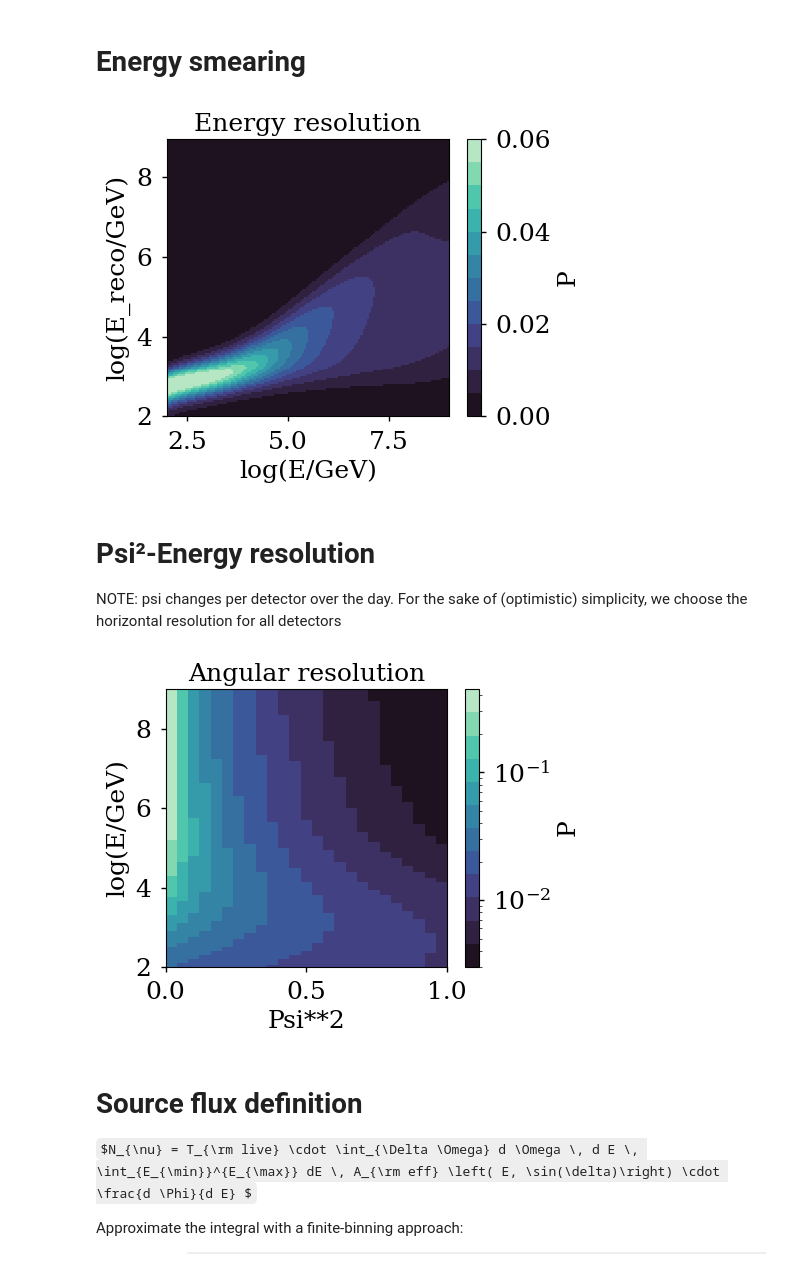
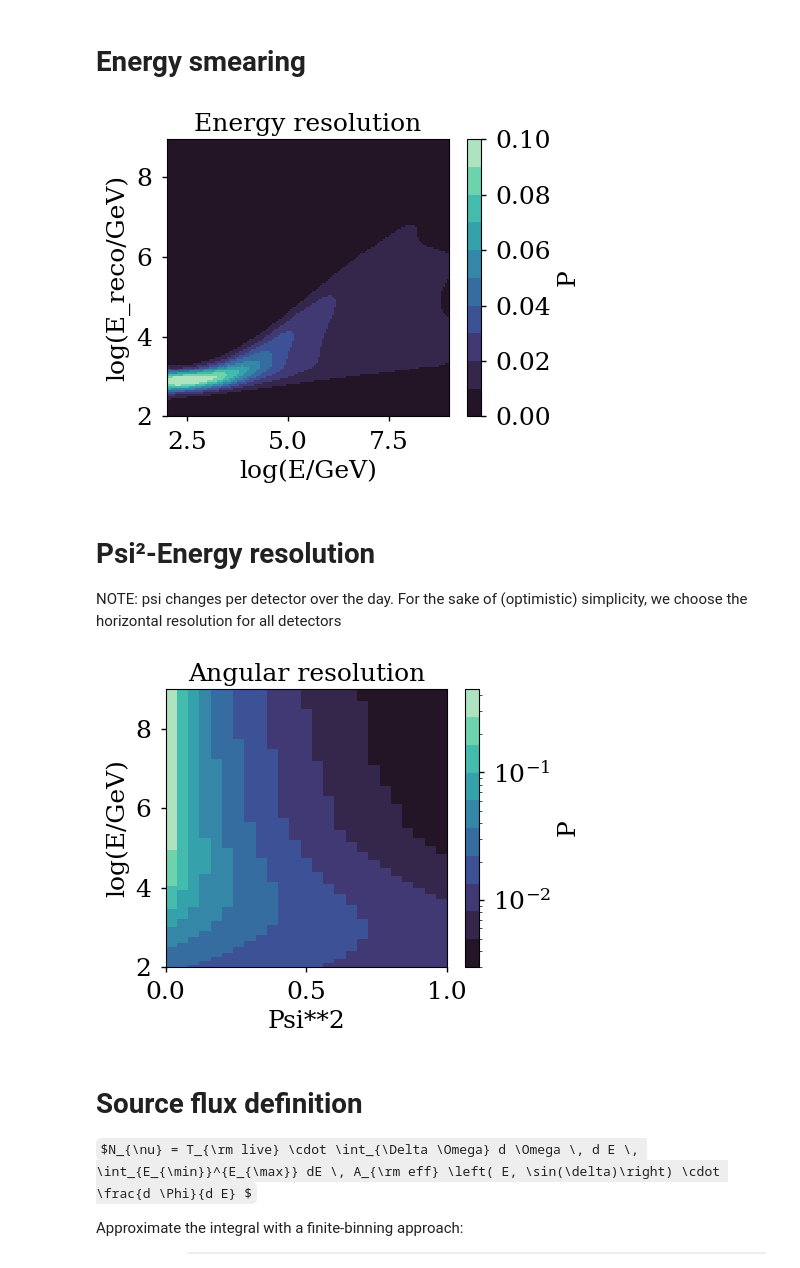
Before and after one commit to PLEnuM-group/Plenum, a Jupyter notebook: notebooks/demo/demo_flux_to_events_PS.ipynb, the cells around one changed output. Drawn from its saved outputs; the diff is of its cells as text; code cells hidden in the pictures; some formulas as TeX source.

```diff
--- a/notebooks/demo/demo_flux_to_events_PS.ipynb
+++ b/notebooks/demo/demo_flux_to_events_PS.ipynb
@@ -141,21 +142,21 @@ True
 # Energy smearing
 # %%
 from matplotlib.colors import ListedColormap, LogNorm
-cmap = ListedColormap(sns.color_palette("mako", n_colors=12))
+cmap = ListedColormap(sns.color_palette("mako", n_colors=10))
 # %%
 # energy smearing matrix
-with open(join(LOCALPATH, "energy_smearing_MH_up.pckl"), "rb") as f:
+with open(join(LOCALPATH, "energy_smearing_GP_up.pckl"), "rb") as f:
     baseline_eres = pickle.load(f)
 baseline_eres.normalize(axis=1)
 
-f, ax = mephisto.plot_mephistogram(baseline_eres, cmap=cmap, vmax=0.06, vmin=0)
-cb = plt.colorbar()
+f, ax = mephisto.plot_mephistogram(baseline_eres, cmap=cmap, vmax=0.1, vmin=0)
+cb = plt.gca().collections[0].colorbar
 cb.set_label("P")
 ax.set_title("Energy resolution")
 f.tight_layout()
 #f.savefig("../../plots/eres-icecube.png")
 # %% [output]
-[figure, old version]
+[figure, new version]
 # %% [markdown]
 # Psi²-Energy resolution
 
@@ -172,14 +173,14 @@ bckg_psi2_grid = mephisto.like(e_psi2_grid, fill_value=1)
 bckg_psi2_grid.normalize()
 # %%
 f, ax = mephisto.plot_mephistogram(e_psi2_grid, norm=LogNorm(vmin=3E-3), cmap=cmap)
-cb = plt.colorbar()
+cb = plt.gca().collections[0].colorbar
 cb.set_label("P")
 ax.set_xlim(0, 1)
 ax.set_title("Angular resolution")
 f.tight_layout()
 #f.savefig("../../plots/psi2res-icecube.png")
 # %% [output]
-[figure, old version]
+[figure, new version]
 # %% [markdown]
 # Source flux definition
 $N_{\nu} = T_{\rm live} \cdot \int_{\Delta \Omega} d \Omega \, d E \, \int_{E_{\min}}^{E_{\max}} dE \, A_{\rm eff} \left( E, \sin(\delta)\right) \cdot \frac{d \Phi}{d E} $
```
Also changed, not shown: parts of 9 cells of this notebook, 1 other file.
